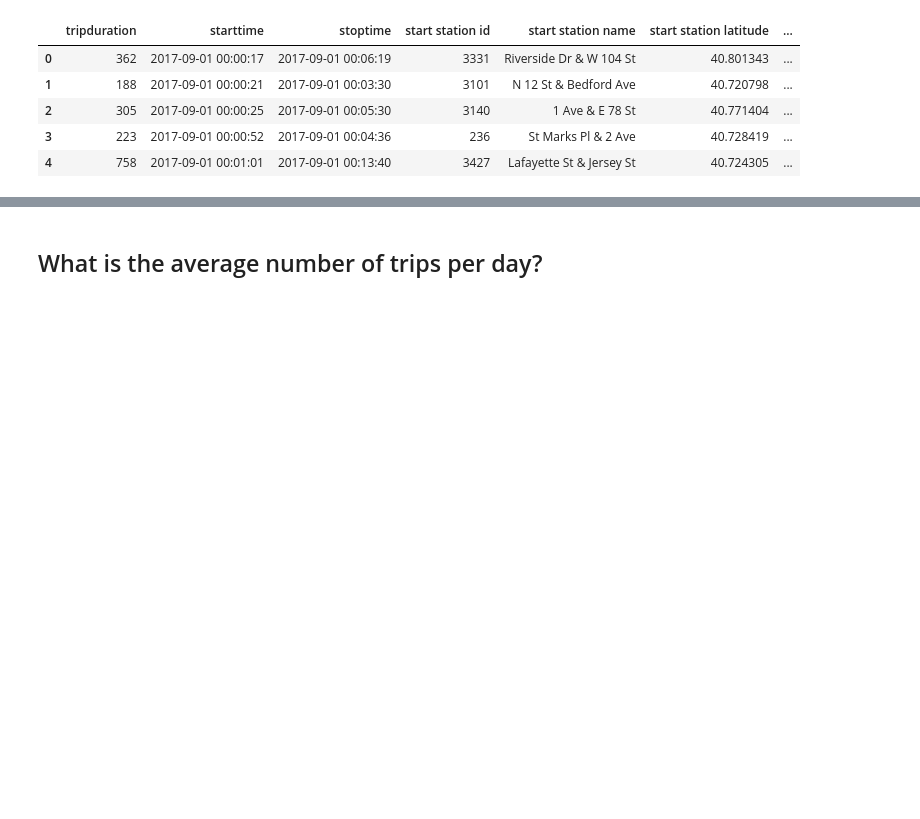
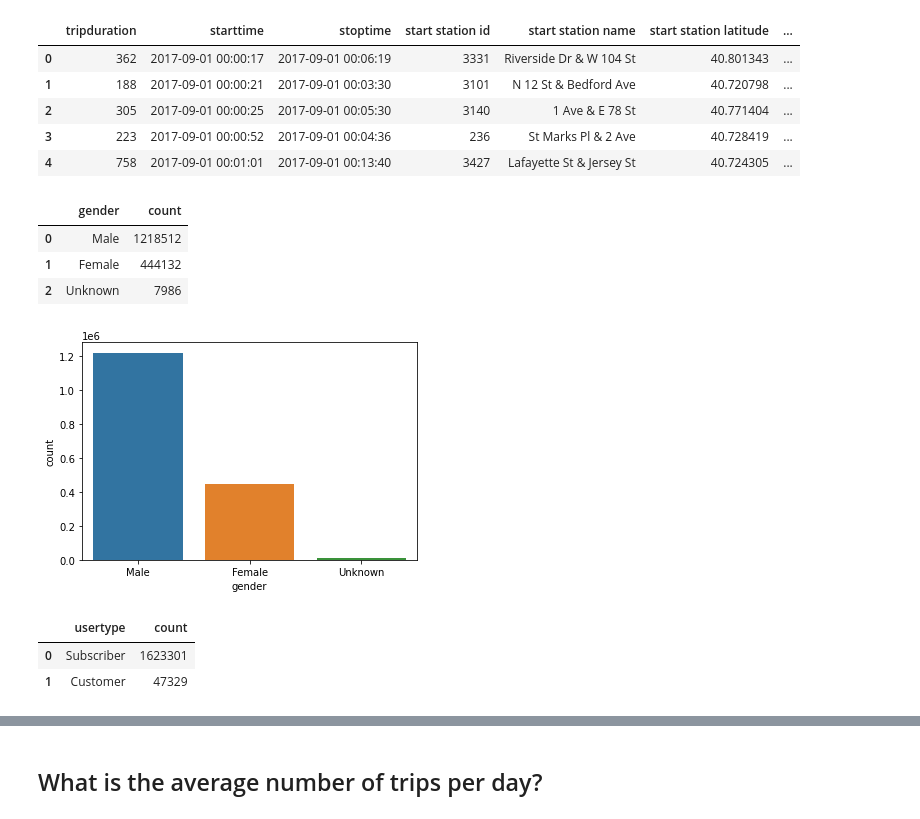
Before and after one commit to alyannisa/module-2, a Jupyter notebook: mod2_nurul_alyannisa.ipynb, the cells around one changed output, grey strips where cells are left out. Saved outputs shown, nothing was run; the diff lists cells and outputs as text; code cells hidden in the pictures; blank space fills up the shorter version.

```diff
--- a/mod2_nurul_alyannisa.ipynb
+++ b/mod2_nurul_alyannisa.ipynb
@@ -215,7 +239,7 @@ import datetime
 bike['age'] = datetime.datetime.now().year - bike['birth year']
 
 #replace gender
-bike['gender'].replace([0,1,2],['Unknown','Male','Female'],inplace=True)
+gender = bike['gender'].replace([0,1,2],['Unknown','Male','Female'],inplace=True)
 bike.head()
 # %% [output]
 |  | tripduration | starttime | stoptime | start station id | start station name | start station latitude | ... |
@@ -224,3 +248,31 @@ bike.head()
 | 2 | 305 | 2017-09-01 00:00:25 | 2017-09-01 00:05:30 | 3140 | 1 Ave & E 78 St | 40.771404 | ... |
 | 3 | 223 | 2017-09-01 00:00:52 | 2017-09-01 00:04:36 | 236 | St Marks Pl & 2 Ave | 40.728419 | ... |
 | 4 | 758 | 2017-09-01 00:01:01 | 2017-09-01 00:13:40 | 3427 | Lafayette St & Jersey St | 40.724305 | ... |
+# %%
+import seaborn as sns
+
+#count the gender based on its category
+gender_tb = bike['gender'].value_counts().to_frame().reset_index()
+gender_tb.columns = ['gender', 'count']
+
+gender_tb
+# %% [output]
+|  | gender | count |
+| 0 | Male | 1218512 |
+| 1 | Female | 444132 |
+| 2 | Unknown | 7986 |
+# %%
+#plotting based on gender
+sns.barplot(x = 'gender', y = 'count', data = gender_tb)
+plt.show()
+# %% [output]
+[figure, added]
+# %%
+usertype_tb = bike['usertype'].value_counts().to_frame().reset_index()
+usertype_tb.columns = ['usertype', 'count']
+
+usertype_tb
+# %% [output]
+|  | usertype | count |
+| 0 | Subscriber | 1623301 |
+| 1 | Customer | 47329 |
```
Also changed, not shown: parts of 28 cells of this notebook.
